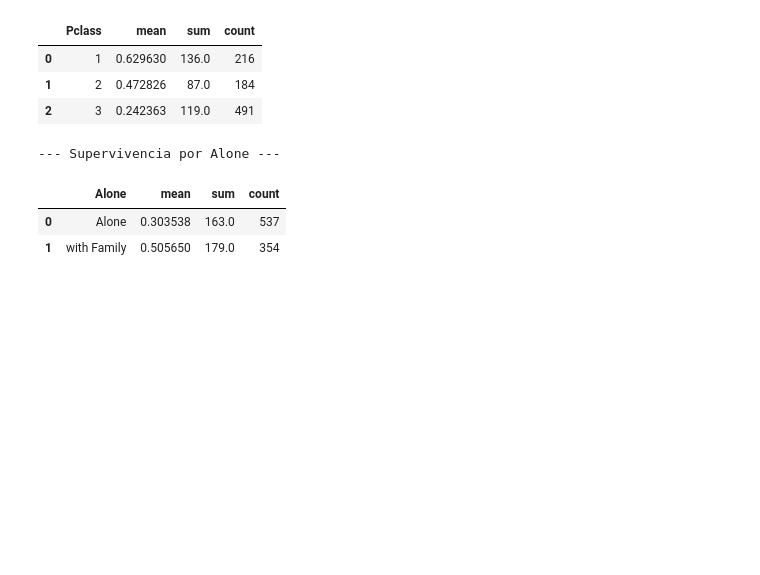
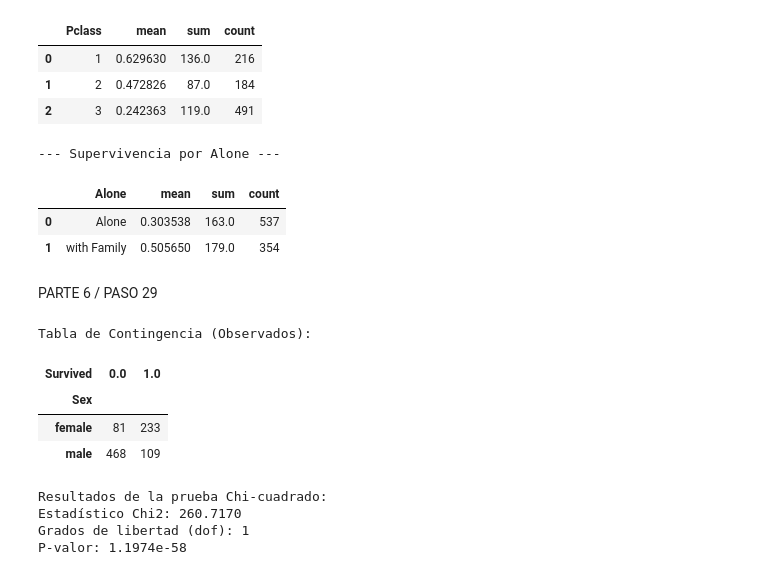
Before and after one commit to LuiscTez/proyecto_ciencia_de_datos, a Jupyter notebook: notebooks/02_exploracion.ipynb, the cells around one changed output. Cells and saved outputs as stored; diff of their text form; code cells hidden in the pictures; blank space fills up the shorter version.

```diff
--- a/notebooks/02_exploracion.ipynb
+++ b/notebooks/02_exploracion.ipynb
@@ -817,3 +817,32 @@ display(survival_by_alone)
 |  | Alone | mean | sum | count |
 | 0 | Alone | 0.303538 | 163.0 | 537 |
 | 1 | with Family | 0.505650 | 179.0 | 354 |
+# %% [markdown]
+PARTE 6 / PASO 29
+# %%
+import pandas as pd
+from scipy import stats
+
+# 1. Creamos la tabla de contingencia
+tabla_sex = pd.crosstab(df_consolidated['Sex'], df_consolidated['Survived'])
+print("Tabla de Contingencia (Observados):")
+display(tabla_sex)
+
+# 2. Aplicamos la prueba
+chi2, p_value, dof, expected = stats.chi2_contingency(tabla_sex)
+
+# 3. Imprimimos los resultados
+print(f"\nResultados de la prueba Chi-cuadrado:")
+print(f"Estadístico Chi2: {chi2:.4f}")
+print(f"Grados de libertad (dof): {dof}")
+print(f"P-valor: {p_value:.4e}") # Lo imprimimos en notación científica porque será un número minúsculo
+# %% [output]
+Tabla de Contingencia (Observados):
+| Survived | 0.0 | 1.0 |
+| Sex |  |  |
+| female | 81 | 233 |
+| male | 468 | 109 |
+Resultados de la prueba Chi-cuadrado:
+Estadístico Chi2: 260.7170
+Grados de libertad (dof): 1
+P-valor: 1.1974e-58
```
Also changed, not shown: parts of 5 cells of this notebook, 2 other files.
